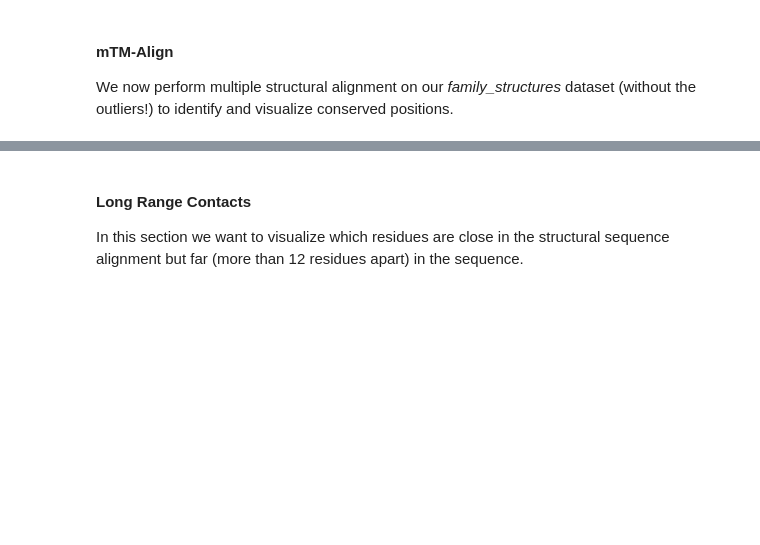
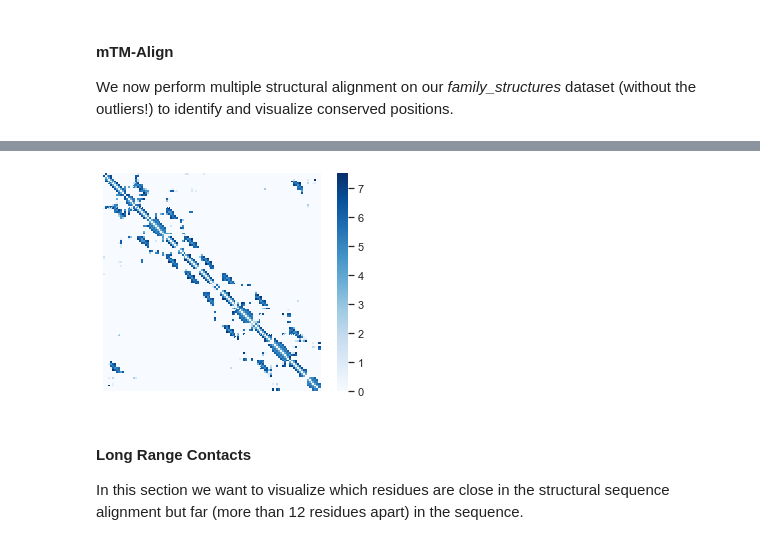
Before and after one commit to AlessandroManente/BiologicalDataDS2020, a Jupyter notebook: Project.ipynb, the cells around one changed output, grey strips where cells are left out. Saved outputs shown, nothing was run; the diff lists cells and outputs as text; code cells hidden in the pictures; blank space fills up the shorter version.

```diff
--- a/Project.ipynb
+++ b/Project.ipynb
@@ -352,3 +480,16 @@ plt.show()
+# %%
+sequence_separation = 0
+threshold = 8
+contact_matrix = [get_distance_matrix(residue, threshold, sequence_separation) for residue in selected_residues]
+# %%
+contact_matrix = [np.nan_to_num(x, nan = 0) for x in contact_matrix]
+avg_contact_matrix = np.mean(contact_matrix, axis=0)
+# %%
+_ = sns.heatmap(avg_contact_matrix, cmap='Blues', square=True, xticklabels=False, yticklabels=False)
+
+plt.savefig(path.join('data', 'part_2', 'original_datasets', 'family_structures', 'average_contact_maps.png'), bbox_inches='tight', dpi=600)
+# %% [output]
+[figure, added]
 # %% [markdown]
 #### Long Range Contacts
 In this section we want to visualize which residues are close in the structural sequence alignment but far (more than 12 residues apart) in the sequence.
```
Also changed, not shown: parts of 85 cells of this notebook, 21 other files.
